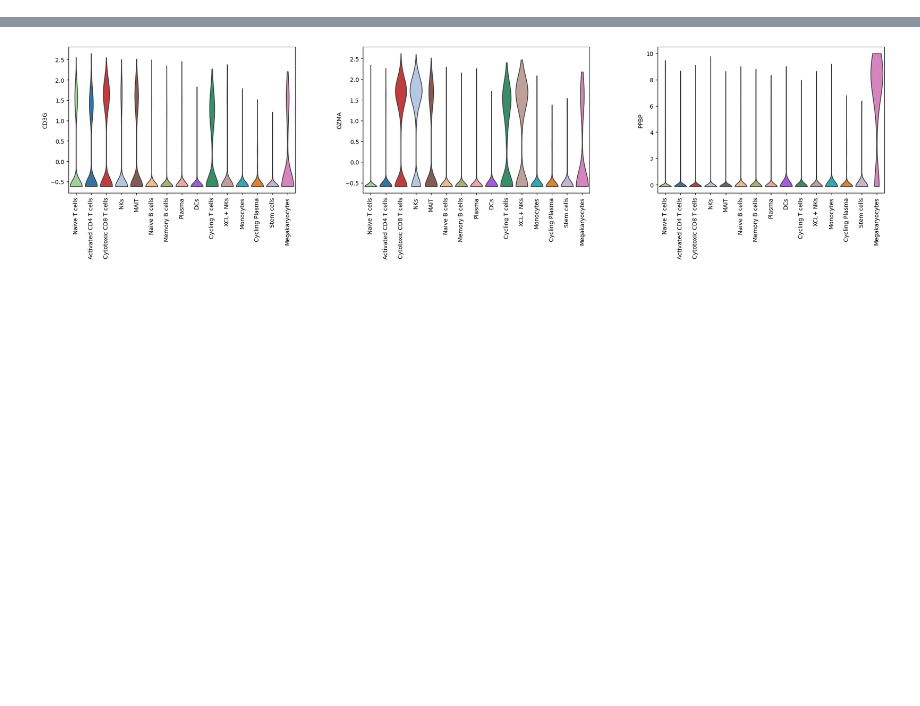
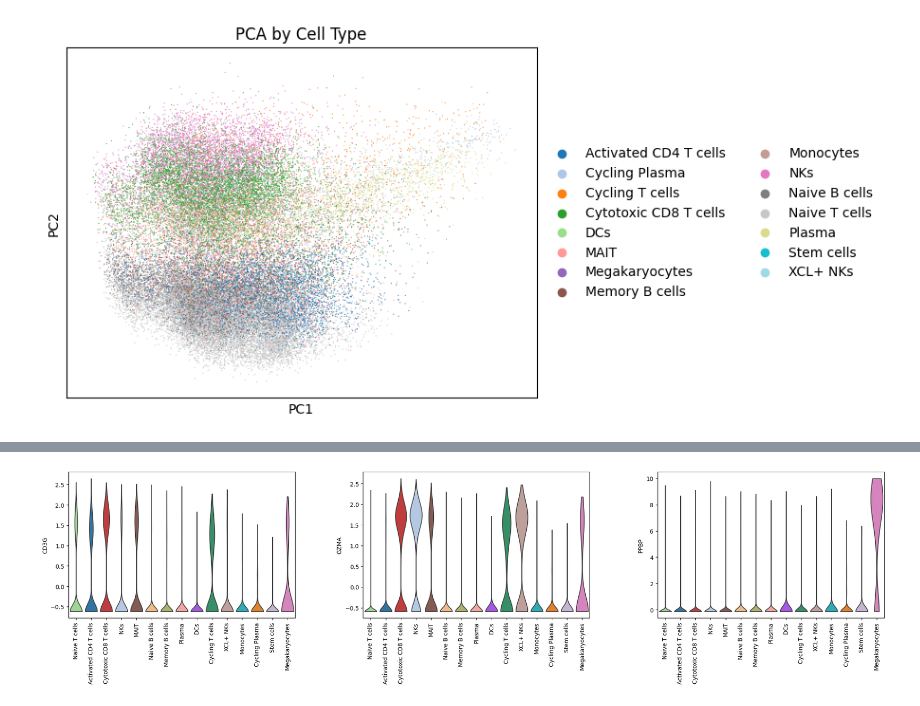
Before and after one commit to JeremiahGiordani/QCB311-Final, a Jupyter notebook: src/differential_expression.ipynb, the cells around one changed output, grey strips where cells are left out. Drawn from its saved outputs; the diff is of its cells as text; code cells hidden in the pictures; blank space fills up the shorter version.

```diff
--- a/src/differential_expression.ipynb
+++ b/src/differential_expression.ipynb
@@ -163,0 +124,4 @@ gene_to_index = {
+# %%
+sc.pl.pca(adata, color="cell_type_name", title="PCA by Cell Type", palette="tab20")
+# %% [output]
+[figure, added]
```
Also changed, not shown: parts of 24 cells of this notebook, 4 other files.
